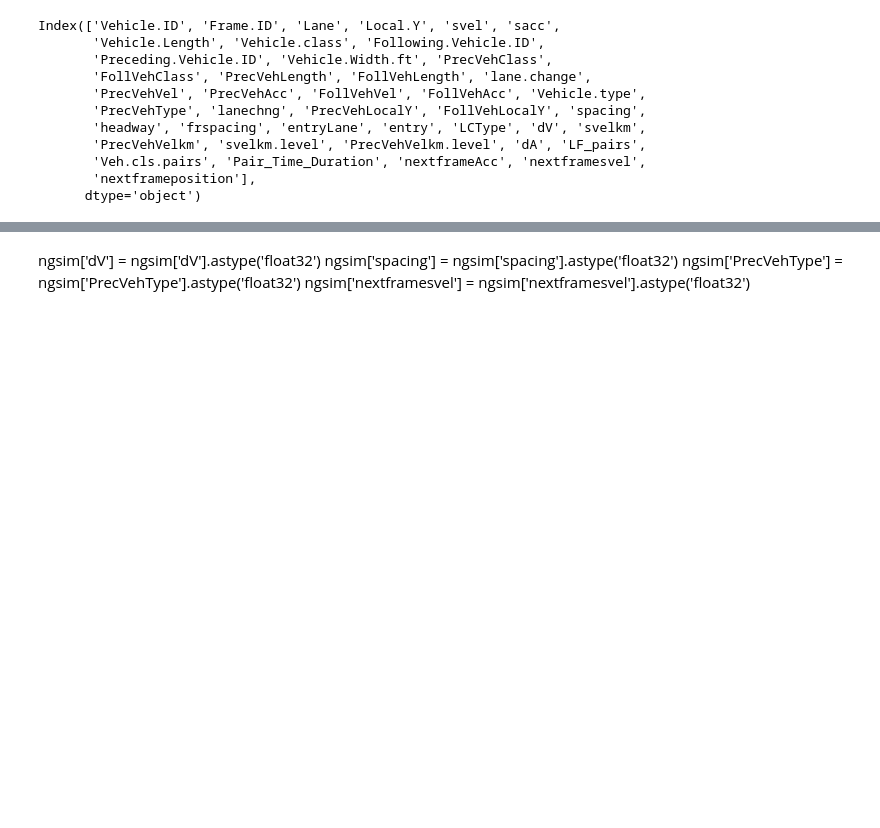
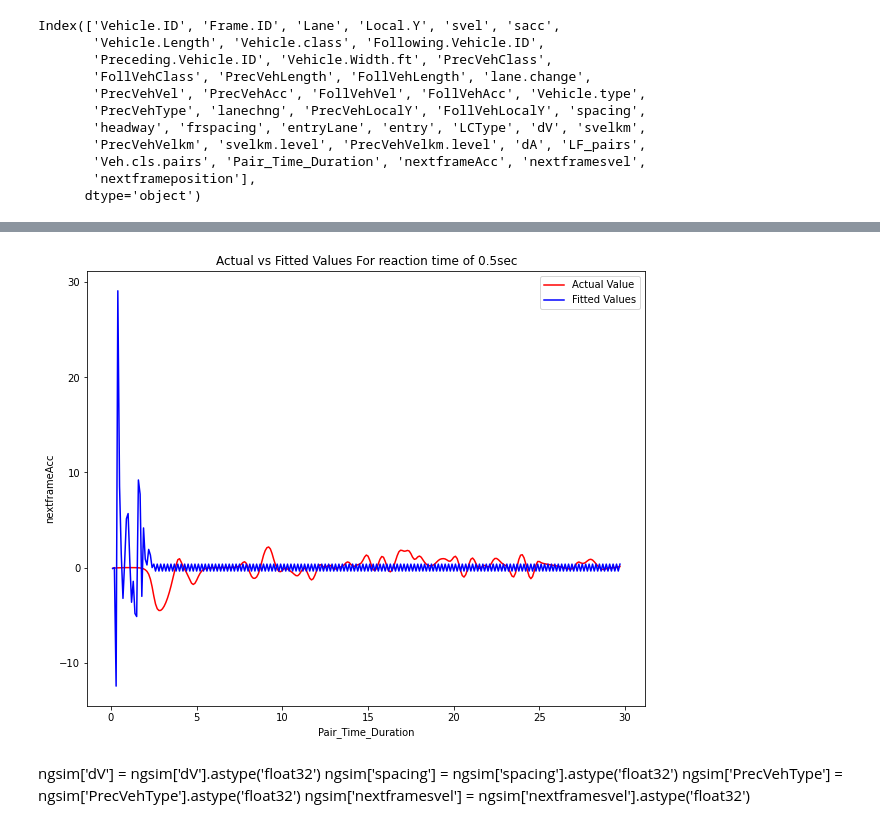
Before and after one commit to VineetDhamija/DataDrivenCarFollowing, a Jupyter notebook: datadrivencarfollowing-v1/scripts/Random_Forest_RS.ipynb, the cells around one changed output, grey strips where cells are left out. Saved outputs shown, nothing was run; the diff lists cells and outputs as text; code cells hidden in the pictures; blank space fills up the shorter version.

```diff
--- a/datadrivencarfollowing-v1/scripts/Random_Forest_RS.ipynb
+++ b/datadrivencarfollowing-v1/scripts/Random_Forest_RS.ipynb
@@ -382,3 +381,19 @@ plt.close()
+# %%
+import seaborn as sns
+plt.figure(figsize=(10, 8))
+
+
+ax = sns.lineplot(x=F1["Pair_Time_Duration"], y = F1["nextframeAcc"], color="r", label="Actual Value")
+sns.lineplot(x=F1["Pair_Time_Duration"], y =F1["pacc"],  color="b", label="Fitted Values" )
+
+
+plt.title('Actual vs Fitted Values For reaction time of 0.5sec')
+
+
+plt.show()
+plt.close()
+# %% [output]
+[figure, added]
 # %% [markdown]
 ngsim['dV'] = ngsim['dV'].astype('float32')
 ngsim['spacing'] = ngsim['spacing'].astype('float32')
```
Also changed, not shown: parts of 16 cells of this notebook.
